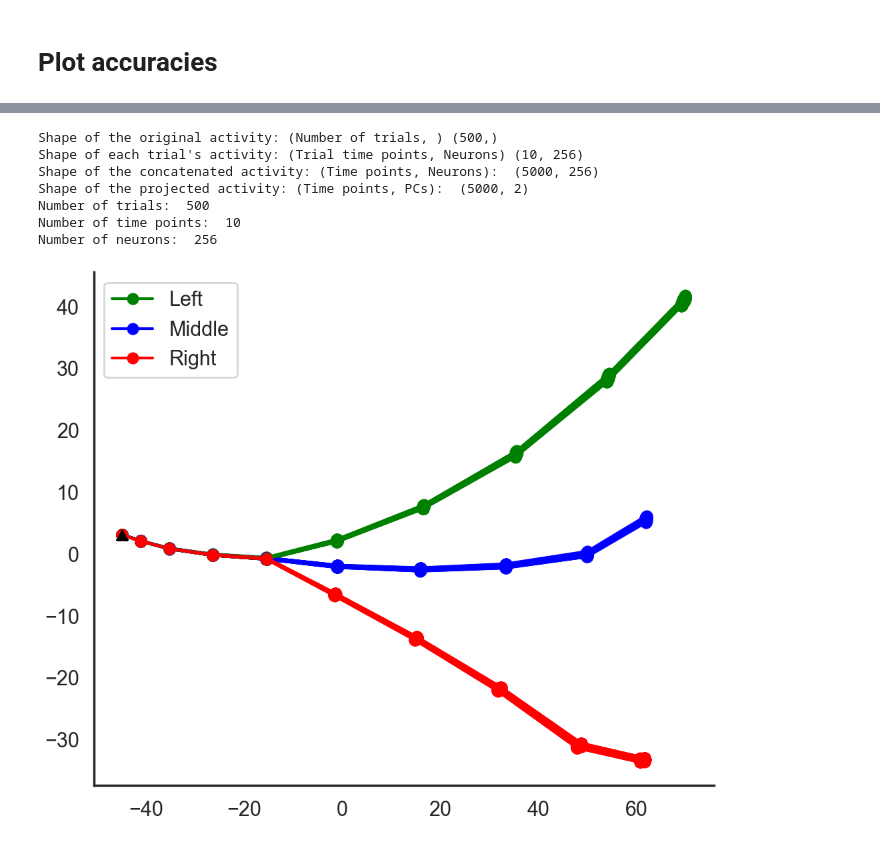
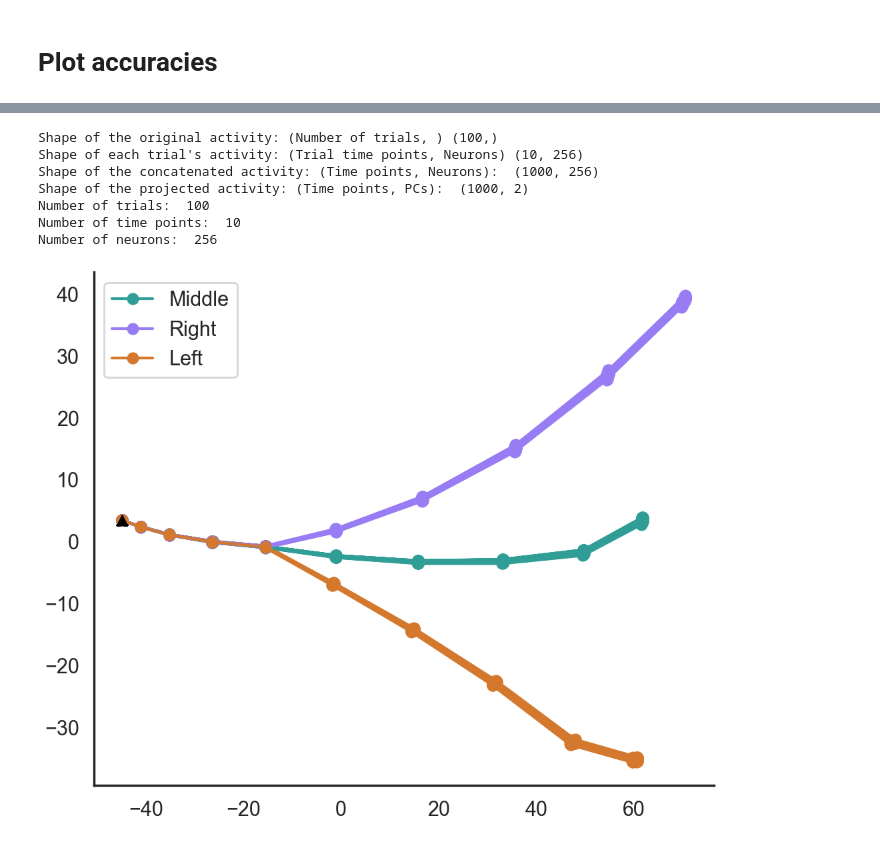
Before and after one commit to sh4r11f/illusion-rnn, a Jupyter notebook: notebooks/TAM_analysis.ipynb, the cells around one changed output, grey strips where cells are left out. Saved outputs shown, nothing was run; the diff lists cells and outputs as text; code cells hidden in the pictures.

Commit message:
new plots with stats added

```diff
--- a/notebooks/TAM_analysis.ipynb
+++ b/notebooks/TAM_analysis.ipynb
@@ -132,7 +132,7 @@ device = torch.device(net_params["device"])
 net = TAMNet(
     dataset=tam_test_datasets["square-tam-horizontal"],
     hidden_size=256,
-    output_size=tam_test_datasets["square-tam-horizontal"].env.action_space.n,
+    output_size=6,
     learning_rate=0.001,
     device=device
 )
@@ -155,7 +155,7 @@ test_accuracies = defaultdict()
 test_activities = defaultdict()
 infos = defaultdict()
 for et, dataset in tam_test_datasets.items():
-    info, activity, test_acc = net.test_rnn(500, dataset)
+    info, activity, test_acc = net.test_rnn(100, dataset)
     infos[et] = info
     test_accuracies[et] = test_acc
     test_activities[et] = activity
@@ -229,11 +229,11 @@ print('Number of trials: ', n_trials)
 print('Number of time points: ', n_timepoints)
 print('Number of neurons: ', n_all_neurons)
 # %% [output]
-Shape of the original activity: (Number of trials, ) (500,)
+Shape of the original activity: (Number of trials, ) (100,)
 Shape of each trial's activity: (Trial time points, Neurons) (10, 256)
-Shape of the concatenated activity: (Time points, Neurons):  (5000, 256)
-Shape of the projected activity: (Time points, PCs):  (5000, 2)
-Number of trials:  500
+Shape of the concatenated activity: (Time points, Neurons):  (1000, 256)
+Shape of the projected activity: (Time points, PCs):  (1000, 2)
+Number of trials:  100
 Number of time points:  10
 Number of neurons:  256
 # %%
@@ -243,6 +243,7 @@ trial_infos = infos["square-tam-horizontal"]
 # Create empty lists to hold legend handles and labels
 handles = []
 labels = []
+husl_palette = sns.husl_palette(12, s=0.9, l=0.6)
 
 # Go through trials
 for t in range(n_trials):
@@ -251,36 +252,36 @@ for t in range(n_trials):
     activity_pc = pca.transform(activity[t])  # (Time points, PCs)
 
     # Select this trial's ground truth
     trial = trial_infos[t]
     if trial['ground_truth'] == 1:
-        motion = 'Right'
-        color = 'red'
+        motion = 'Left'
+        color = husl_palette[1]
     elif trial['ground_truth'] == 2:
         motion = 'Middle'
-        color = 'blue'
+        color = husl_palette[6]
     elif trial["ground_truth"] == 3:
-        motion = 'Left'
-        color='green'
+        motion = 'Right'
+        color=husl_palette[9]
 
     # Plot the PC activity
     p, = ax.plot(activity_pc[:, 0], activity_pc[:, 1], 'o-', color=color)
 
     # If this is the first time this type of motion is plotted, add it to the legend
     if motion not in labels:
         handles.append(p)
         labels.append(motion)
 
     # Plot the beginning of a trial with a special symbol
     _ = ax.plot(activity_pc[0, 0], activity_pc[0, 1], '^', color='black')
 
 # Add a legend using the handles and labels lists
 plt.legend(handles, labels)
 
 # Change names
 # ax.set_title(f'PCA')
 # ax.set_xlabel('PC 1')
 # ax.set_ylabel('PC 2')
 
 plt.savefig(FIG_DIR / 'TAM-basic_TAM-all_pca_256.png')
 # %% [output]
-[figure, old version]
+[figure, new version]
```
Also changed, not shown: parts of 25 cells of this notebook, 1 other file.
